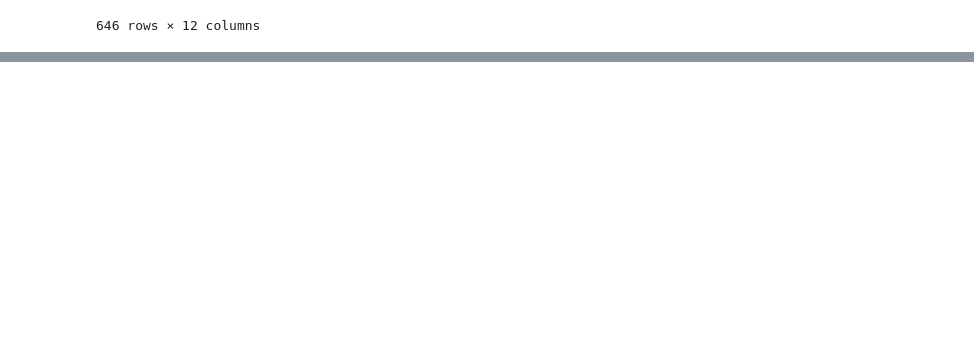
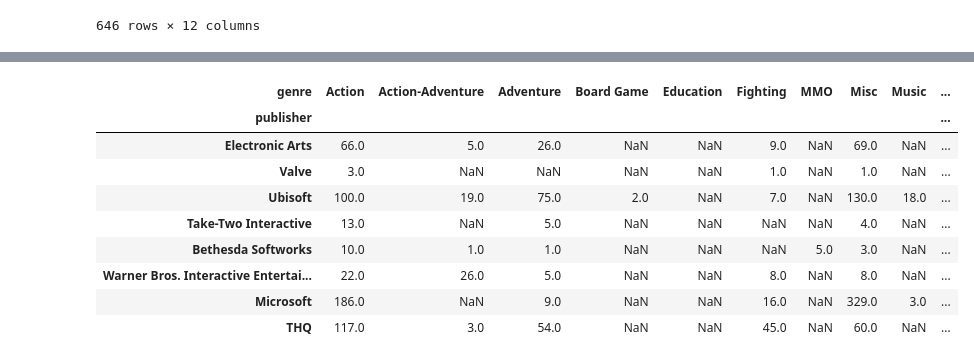
Before and after one commit to PawelG-WWA/Public_Projects, a Jupyter notebook: DataAnalysis/VideoGamesAnalysis/metacritic_analysis.ipynb, the cells around one changed output, grey strips where cells are left out. Saved outputs shown, nothing was run; the diff lists cells and outputs as text; code cells hidden in the pictures; blank space fills up the shorter version.

Commit message:
added plots for genres per publishers

```diff
--- a/DataAnalysis/VideoGamesAnalysis/metacritic_analysis.ipynb
+++ b/DataAnalysis/VideoGamesAnalysis/metacritic_analysis.ipynb
@@ -208,0 +217,17 @@ df_unique_games[df_unique_games['genre'] == 'Action-Adventure']
+# %%
+df_genres_per_publisher = df_unique_games.groupby(['publisher', 'genre']).size().unstack()
+df_genres_per_publisher = df_genres_per_publisher[(df_genres_per_publisher.sum(axis=1) > 20)]
+
+df_genres_japanese = df_genres_per_publisher.loc[['Nintendo',
+                             'Capcom',
+                             'Konami',
+                             'Bandai Namco Entertainment',
+                             'Square Enix',
+                             'Sega',
+                             'Koei Tecmo',
+                             'Sony Computer Entertainment',
+                             'Atlus',
+                             'Nippon Ichi Software',
+                             ]]
+
+df_genres_japanese
@@ -208,0 +247,22 @@ df_unique_games[df_unique_games['genre'] == 'Action-Adventure']
+# %%
+df_genres_western = df_genres_per_publisher.loc[['Electronic Arts',
+                                'Valve',
+                                'Ubisoft',
+                                'Take-Two Interactive',
+                                'Bethesda Softworks',
+                                'Warner Bros. Interactive Entertainment',
+                                'Microsoft',
+                                'THQ',
+                                ]]
+df_genres_western
+# %% [output]
+| genre | Action | Action-Adventure | Adventure | Board Game | Education | Fighting | MMO | Misc | Music | ... |
+| publisher |  |  |  |  |  |  |  |  |  | ... |
+| Electronic Arts | 66.0 | 5.0 | 26.0 | NaN | NaN | 9.0 | NaN | 69.0 | NaN | ... |
+| Valve | 3.0 | NaN | NaN | NaN | NaN | 1.0 | NaN | 1.0 | NaN | ... |
+| Ubisoft | 100.0 | 19.0 | 75.0 | 2.0 | NaN | 7.0 | NaN | 130.0 | 18.0 | ... |
+| Take-Two Interactive | 13.0 | NaN | 5.0 | NaN | NaN | NaN | NaN | 4.0 | NaN | ... |
+| Bethesda Softworks | 10.0 | 1.0 | 1.0 | NaN | NaN | NaN | 5.0 | 3.0 | NaN | ... |
+| Warner Bros. Interactive Entertai... | 22.0 | 26.0 | 5.0 | NaN | NaN | 8.0 | NaN | 8.0 | NaN | ... |
+| Microsoft | 186.0 | NaN | 9.0 | NaN | NaN | 16.0 | NaN | 329.0 | 3.0 | ... |
+| THQ | 117.0 | 3.0 | 54.0 | NaN | NaN | 45.0 | NaN | 60.0 | NaN | ... |
```
Also changed, not shown: parts of 8 cells of this notebook.
